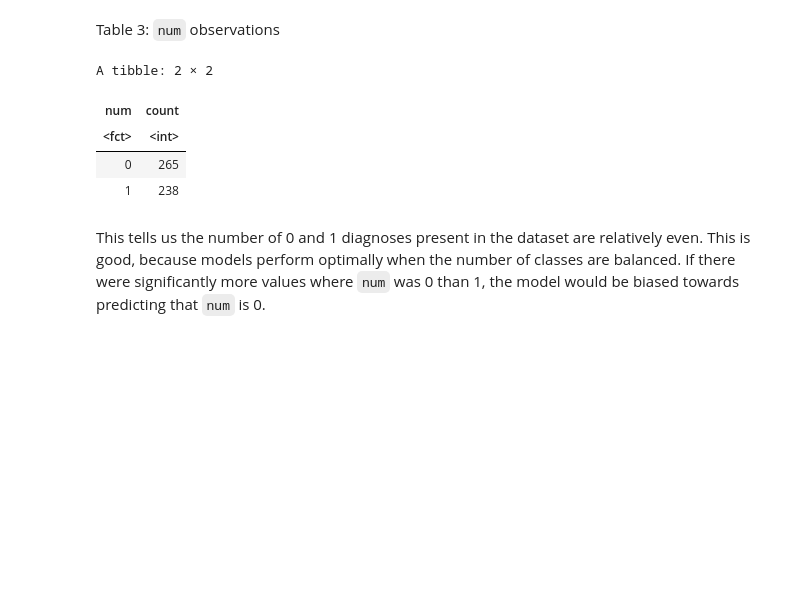
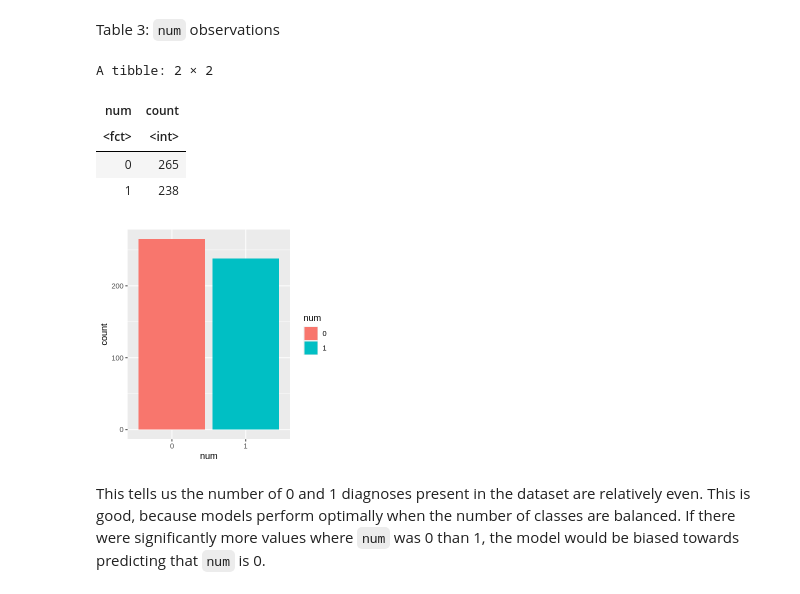
Before and after one commit to Dangel02/heartdisease_dataset, a Jupyter notebook: project_draft.ipynb, the cells around one changed output. Saved outputs shown, nothing was run; the diff lists cells and outputs as text; code cells hidden in the pictures; blank space fills up the shorter version.

Commit message:
Added bar plot visualization to increase readability

```diff
--- a/project_draft.ipynb
+++ b/project_draft.ipynb
@@ -310,12 +310,18 @@ heart_obs <- heart_train |>
 Table 3: `num` observations
 # %%
 heart_obs
+options(repr.plot.width = 4, repr.plot.height = 4)
+heart_obs_plot = heart_obs |>
+                    ggplot(aes(x = num, y = count)) +
+                    geom_col(aes(fill = num))
+heart_obs_plot
 # %% [output]
 A tibble: 2 × 2
 | num | count |
 | <fct> | <int> |
 | 0 | 265 |
 | 1 | 238 |
+[figure, added]
 # %% [markdown]
 This tells us the number of 0 and 1 diagnoses present in the dataset are relatively even. This is good, because models perform optimally when the number of classes are balanced. If there were significantly more values where `num` was 0 than 1, the model would be biased towards predicting that `num` is 0.
 # %% [markdown]
```
